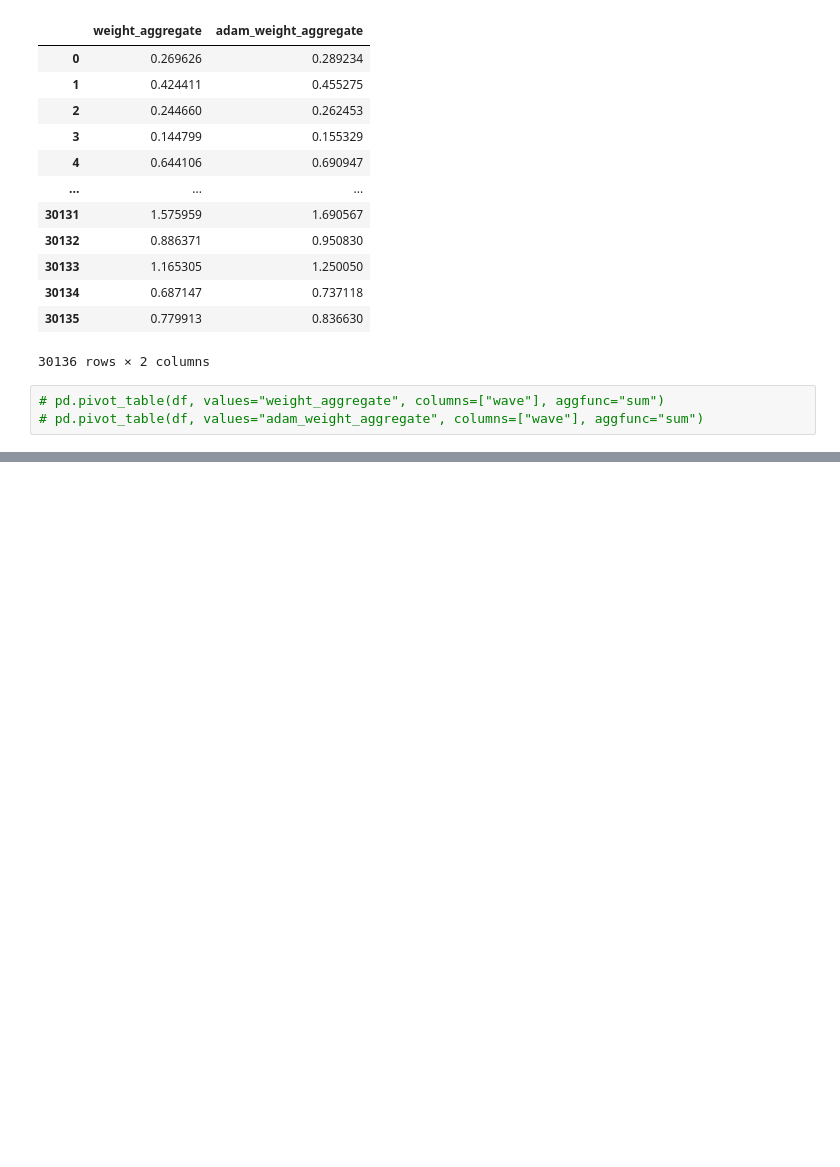
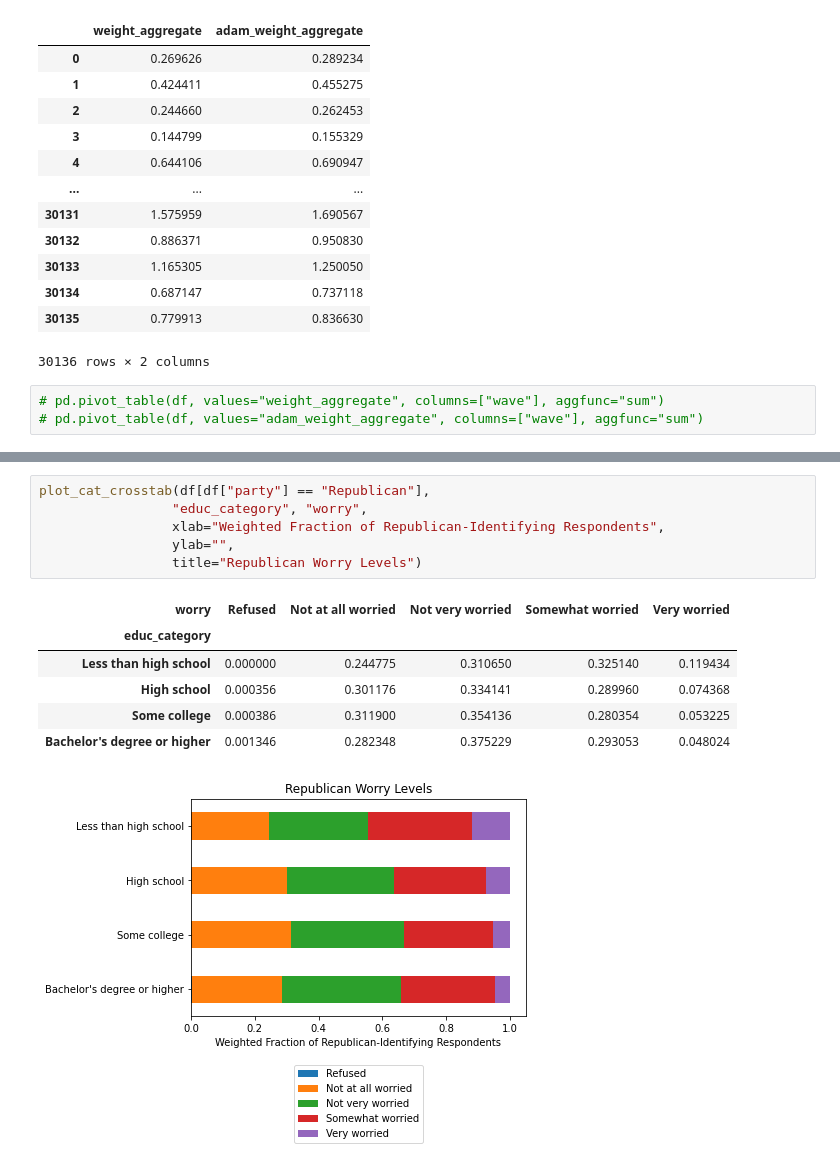
Before and after one commit to adam-kosinski/Climate-Opinions, a Jupyter notebook: plotting.ipynb, the cells around one changed output, grey strips where cells are left out. Drawn from its saved outputs; the diff is of its cells as text; blank space fills up the shorter version.

```diff
--- a/plotting.ipynb
+++ b/plotting.ipynb
@@ -158,0 +139,14 @@ Index(['case_ID', 'wave', 'year', 'weight_wave', 'weight_aggregate',
+# %%
+plot_cat_crosstab(df[df["party"] == "Republican"],
+                 "educ_category", "worry",
+                 xlab="Weighted Fraction of Republican-Identifying Respondents",
+                 ylab="",
+                 title="Republican Worry Levels")
+# %% [output]
+| worry | Refused | Not at all worried | Not very worried | Somewhat worried | Very worried |
+| educ_category |  |  |  |  |  |
+| Less than high school | 0.000000 | 0.244775 | 0.310650 | 0.325140 | 0.119434 |
+| High school | 0.000356 | 0.301176 | 0.334141 | 0.289960 | 0.074368 |
+| Some college | 0.000386 | 0.311900 | 0.354136 | 0.280354 | 0.053225 |
+| Bachelor's degree or higher | 0.001346 | 0.282348 | 0.375229 | 0.293053 | 0.048024 |
+[figure, added]
```
Also changed, not shown: parts of 18 cells of this notebook, 2 other files.
